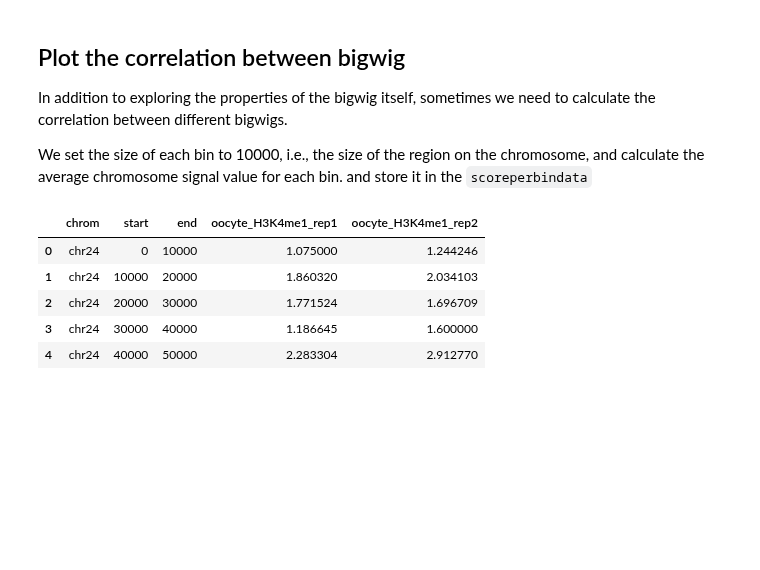
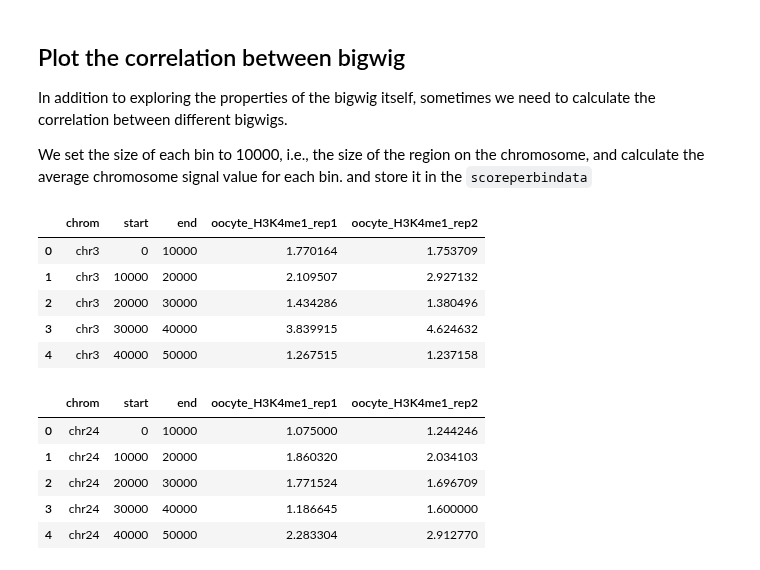
Before and after one commit to aristoteleo/epione, a Jupyter notebook: epione_guide/tutorials/bulk/t_bulk_visualize.ipynb, the cells around one changed output. Cells and saved outputs as stored; diff of their text form; code cells hidden in the pictures; blank space fills up the shorter version.

```diff
--- a/epione_guide/tutorials/bulk/t_bulk_visualize.ipynb
+++ b/epione_guide/tutorials/bulk/t_bulk_visualize.ipynb
@@ -161,6 +204,15 @@ We set the size of each bin to 10000, i.e., the size of the region on the chromo
 # %%
 scoreperbindata=bw_obj.getscoreperbin(bin_size=10000,
                       number_thread=4,)
+# %%
+scoreperbindata.loc[scoreperbindata['chrom']=='chr24'].head()
+# %% [output]
+|  | chrom | start | end | oocyte_H3K4me1_rep1 | oocyte_H3K4me1_rep2 |
+| 0 | chr3 | 0 | 10000 | 1.770164 | 1.753709 |
+| 1 | chr3 | 10000 | 20000 | 2.109507 | 2.927132 |
+| 2 | chr3 | 20000 | 30000 | 1.434286 | 1.380496 |
+| 3 | chr3 | 30000 | 40000 | 3.839915 | 4.624632 |
+| 4 | chr3 | 40000 | 50000 | 1.267515 | 1.237158 |
 # %%
 scoreperbindata.head()
 # %% [output]
```
Also changed, not shown: parts of 19 cells of this notebook, 9 other files.
